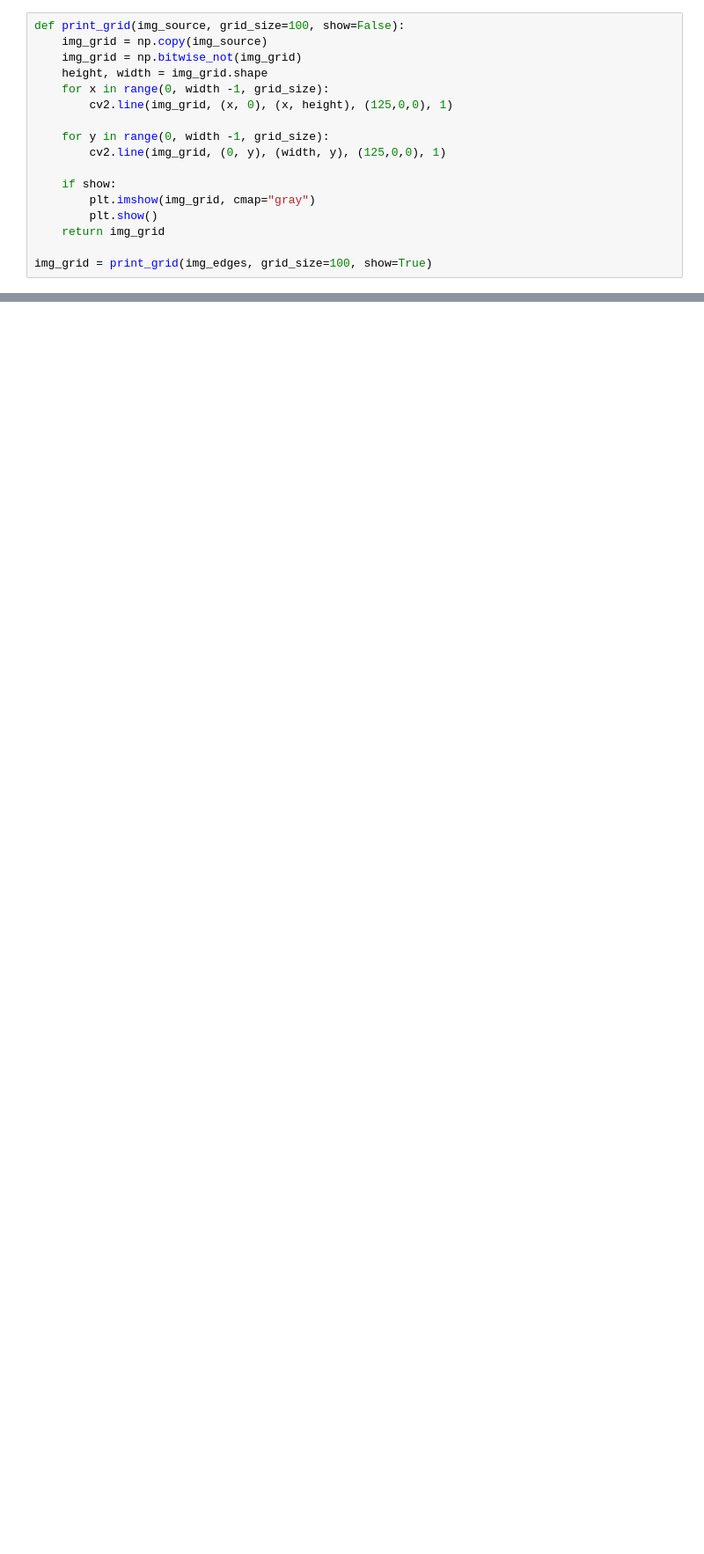
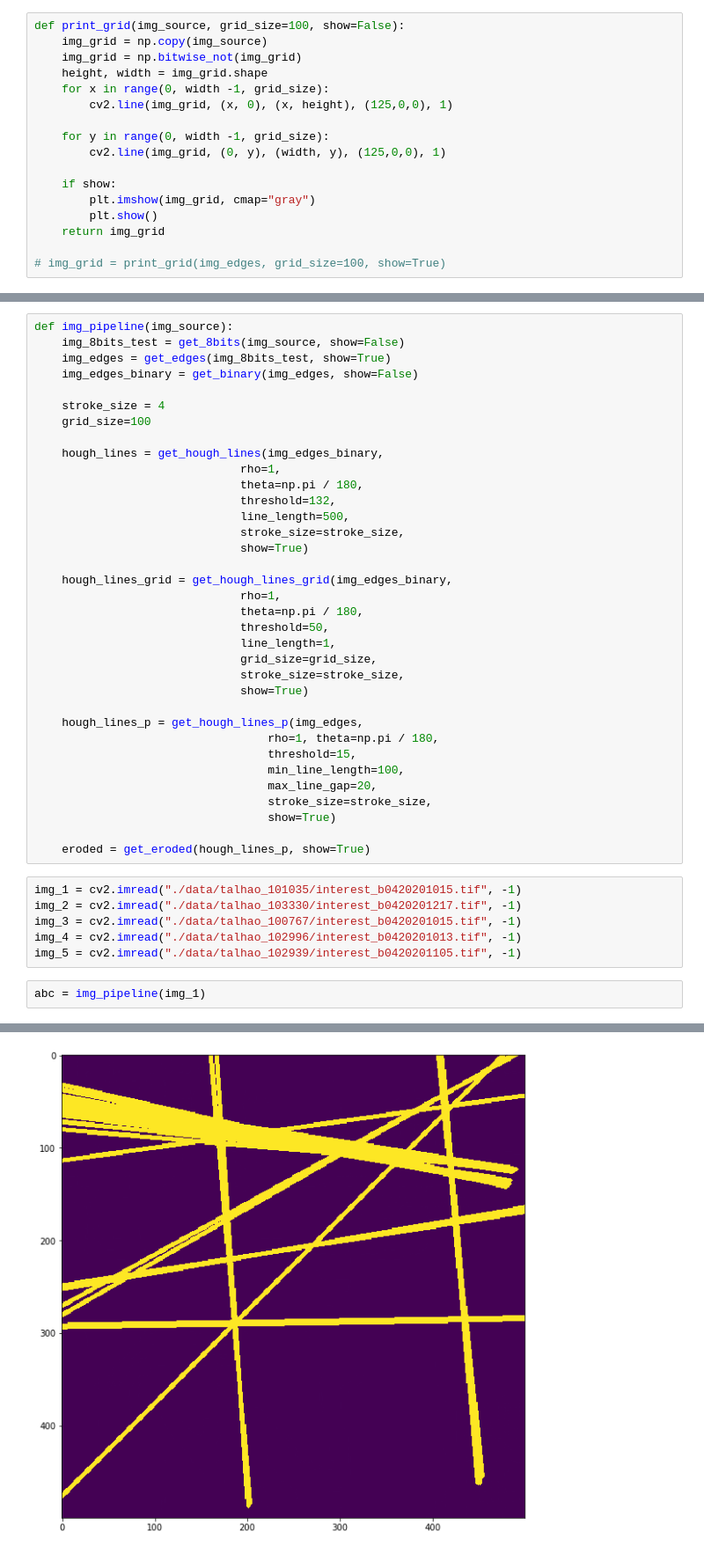
Before and after one commit to renatobanzai/banzai_image_segmentation, a Jupyter notebook: finding_polygon.ipynb, the cells around one changed output, grey strips where cells are left out. Shown: that part at 88% size. Saved outputs shown, nothing was run; the diff lists cells and outputs as text; blank space fills up the shorter version.

```diff
--- a/finding_polygon.ipynb
+++ b/finding_polygon.ipynb
@@ -175,4 +219,4 @@ def print_grid(img_source, grid_size=100, show=False):
         plt.show()
     return img_grid
 
-img_grid = print_grid(img_edges, grid_size=100, show=True)
+# img_grid = print_grid(img_edges, grid_size=100, show=True)
@@ -371,0 +284,44 @@ plt.show()
+# %%
+def img_pipeline(img_source):
+    img_8bits_test = get_8bits(img_source, show=False)
+    img_edges = get_edges(img_8bits_test, show=True)
+    img_edges_binary = get_binary(img_edges, show=False)
+
+    stroke_size = 4
+    grid_size=100
+
+    hough_lines = get_hough_lines(img_edges_binary,
+                              rho=1,
+                              theta=np.pi / 180,
+                              threshold=132,
+                              line_length=500,
+                              stroke_size=stroke_size,
+                              show=True)
+
+    hough_lines_grid = get_hough_lines_grid(img_edges_binary,
+                              rho=1,
+                              theta=np.pi / 180,
+                              threshold=50,
+                              line_length=1,
+                              grid_size=grid_size,
+                              stroke_size=stroke_size,
+                              show=True)
+
+    hough_lines_p = get_hough_lines_p(img_edges,
+                                  rho=1, theta=np.pi / 180,
+                                  threshold=15,
+                                  min_line_length=100,
+                                  max_line_gap=20,
+                                  stroke_size=stroke_size,
+                                  show=True)
+
+    eroded = get_eroded(hough_lines_p, show=True)
+# %%
+img_1 = cv2.imread("./data/talhao_101035/interest_b0420201015.tif", -1)
+img_2 = cv2.imread("./data/talhao_103330/interest_b0420201217.tif", -1)
+img_3 = cv2.imread("./data/talhao_100767/interest_b0420201015.tif", -1)
+img_4 = cv2.imread("./data/talhao_102996/interest_b0420201013.tif", -1)
+img_5 = cv2.imread("./data/talhao_102939/interest_b0420201105.tif", -1)
+# %%
+abc = img_pipeline(img_1)
+# %% [output]
@@ -371,0 +329 @@ plt.show()
+[figure, added]
```
Also changed, not shown: parts of 19 cells of this notebook, 5 other files.
